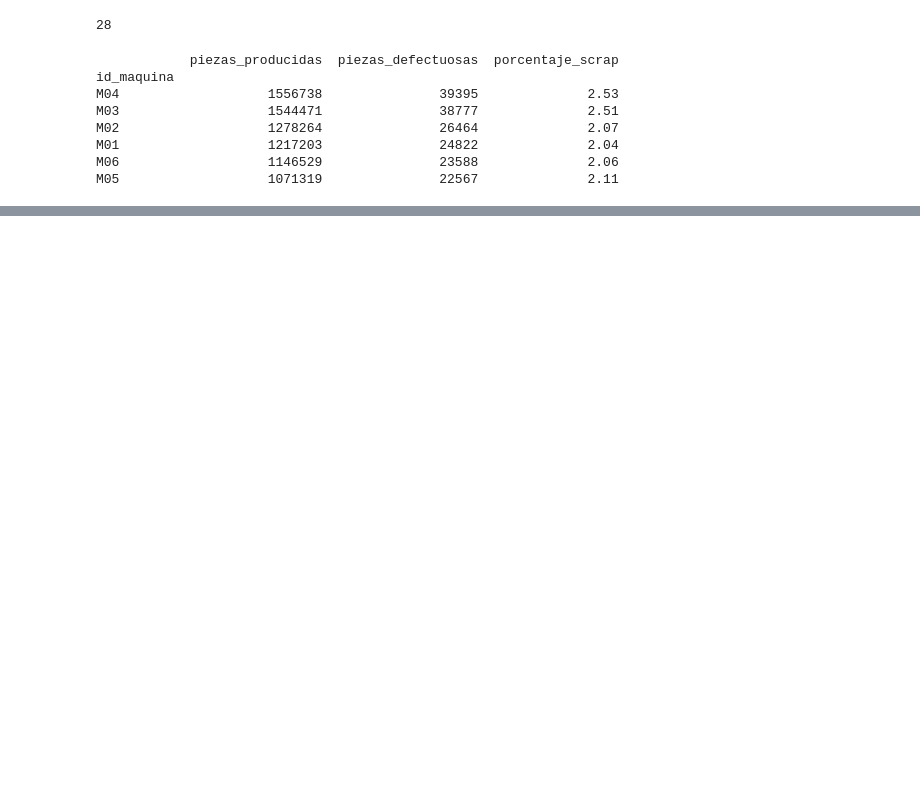
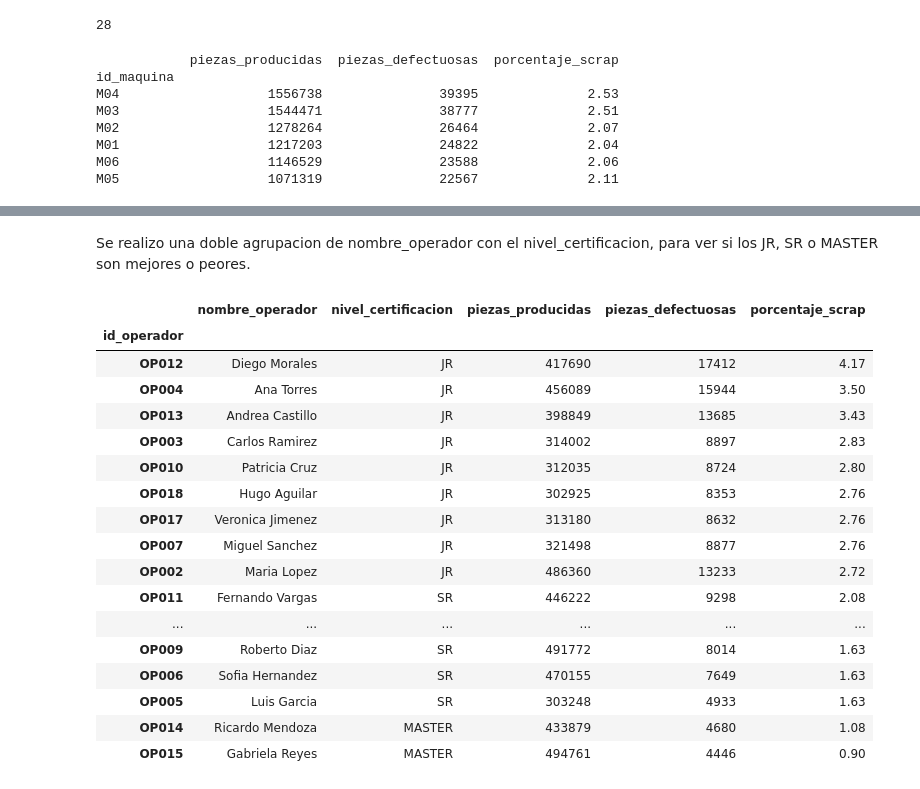
Before and after one commit to alevazto1-dev/portfolio-manufacturing-analytics, a Jupyter notebook: 01_proyecto_automotriz/notebooks/01_exploracion_inicial.ipynb, the cells around one changed output, grey strips where cells are left out. Saved outputs shown, nothing was run; the diff lists cells and outputs as text; code cells hidden in the pictures; blank space fills up the shorter version.

Commit message:
feat(automotriz): analisis por turno, JOIN con operadores y caso M05

```diff
--- a/01_proyecto_automotriz/notebooks/01_exploracion_inicial.ipynb
+++ b/01_proyecto_automotriz/notebooks/01_exploracion_inicial.ipynb
@@ -159,0 +229,3 @@ Index(['id_produccion', 'fecha', 'id_turno', 'id_maquina', 'id_linea',
+# %%
+operadores = pd.read_csv(ruta_datos / "dim_operadores.csv")
+operadores.shape
@@ -159,0 +265,4 @@ Index(['id_produccion', 'fecha', 'id_turno', 'id_maquina', 'id_linea',
+# %%
+produccion_operadores = produccion.merge( operadores, on='id_operador', how='left')
+produccion_operadores.shape
+produccion_operadores.head(5)
@@ -159,0 +286,32 @@ Index(['id_produccion', 'fecha', 'id_turno', 'id_maquina', 'id_linea',
+# %% [markdown]
+Se realizo una doble agrupacion de nombre_operador con el nivel_certificacion, para ver si los JR, SR o MASTER son mejores o peores.
+# %%
+nombre_certificacion=produccion_operadores.groupby("id_operador").agg({
+    "nombre_operador": "first",
+    "nivel_certificacion": "first",
+    "piezas_producidas": "sum",
+    "piezas_defectuosas": "sum"
+})
+nombre_certificacion['porcentaje_scrap'] = (
+    nombre_certificacion['piezas_defectuosas'] /
+    nombre_certificacion['piezas_producidas']) * 100
+nombre_certificacion.round(2).sort_values('porcentaje_scrap',ascending=False)
+# %% [output]
+|  | nombre_operador | nivel_certificacion | piezas_producidas | piezas_defectuosas | porcentaje_scrap |
+| id_operador |  |  |  |  |  |
+| OP012 | Diego Morales | JR | 417690 | 17412 | 4.17 |
+| OP004 | Ana Torres | JR | 456089 | 15944 | 3.50 |
+| OP013 | Andrea Castillo | JR | 398849 | 13685 | 3.43 |
+| OP003 | Carlos Ramirez | JR | 314002 | 8897 | 2.83 |
+| OP010 | Patricia Cruz | JR | 312035 | 8724 | 2.80 |
+| OP018 | Hugo Aguilar | JR | 302925 | 8353 | 2.76 |
+| OP017 | Veronica Jimenez | JR | 313180 | 8632 | 2.76 |
+| OP007 | Miguel Sanchez | JR | 321498 | 8877 | 2.76 |
+| OP002 | Maria Lopez | JR | 486360 | 13233 | 2.72 |
+| OP011 | Fernando Vargas | SR | 446222 | 9298 | 2.08 |
+| ... | ... | ... | ... | ... | ... |
+| OP009 | Roberto Diaz | SR | 491772 | 8014 | 1.63 |
+| OP006 | Sofia Hernandez | SR | 470155 | 7649 | 1.63 |
+| OP005 | Luis Garcia | SR | 303248 | 4933 | 1.63 |
+| OP014 | Ricardo Mendoza | MASTER | 433879 | 4680 | 1.08 |
+| OP015 | Gabriela Reyes | MASTER | 494761 | 4446 | 0.90 |
```
Also changed, not shown: parts of 25 cells of this notebook.
